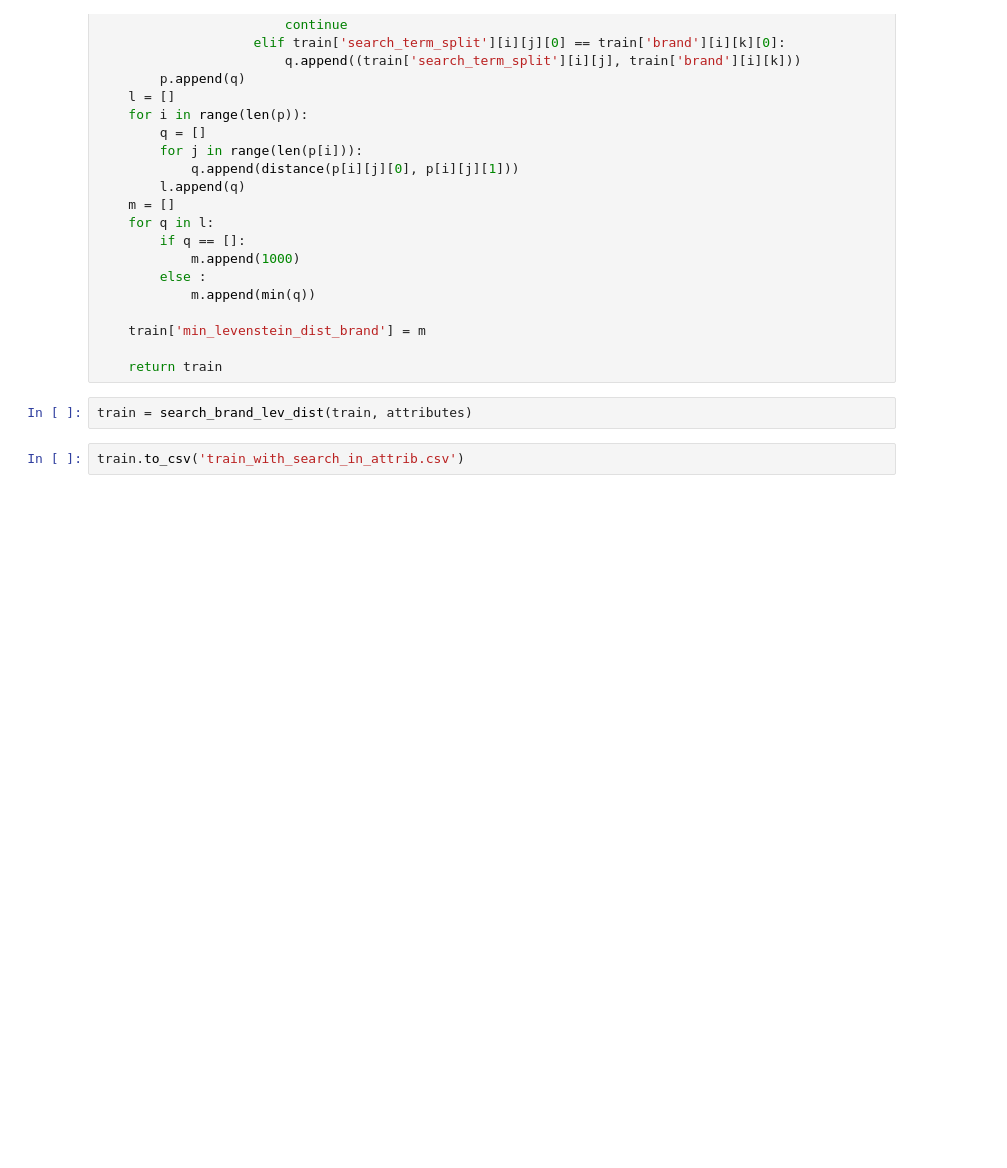
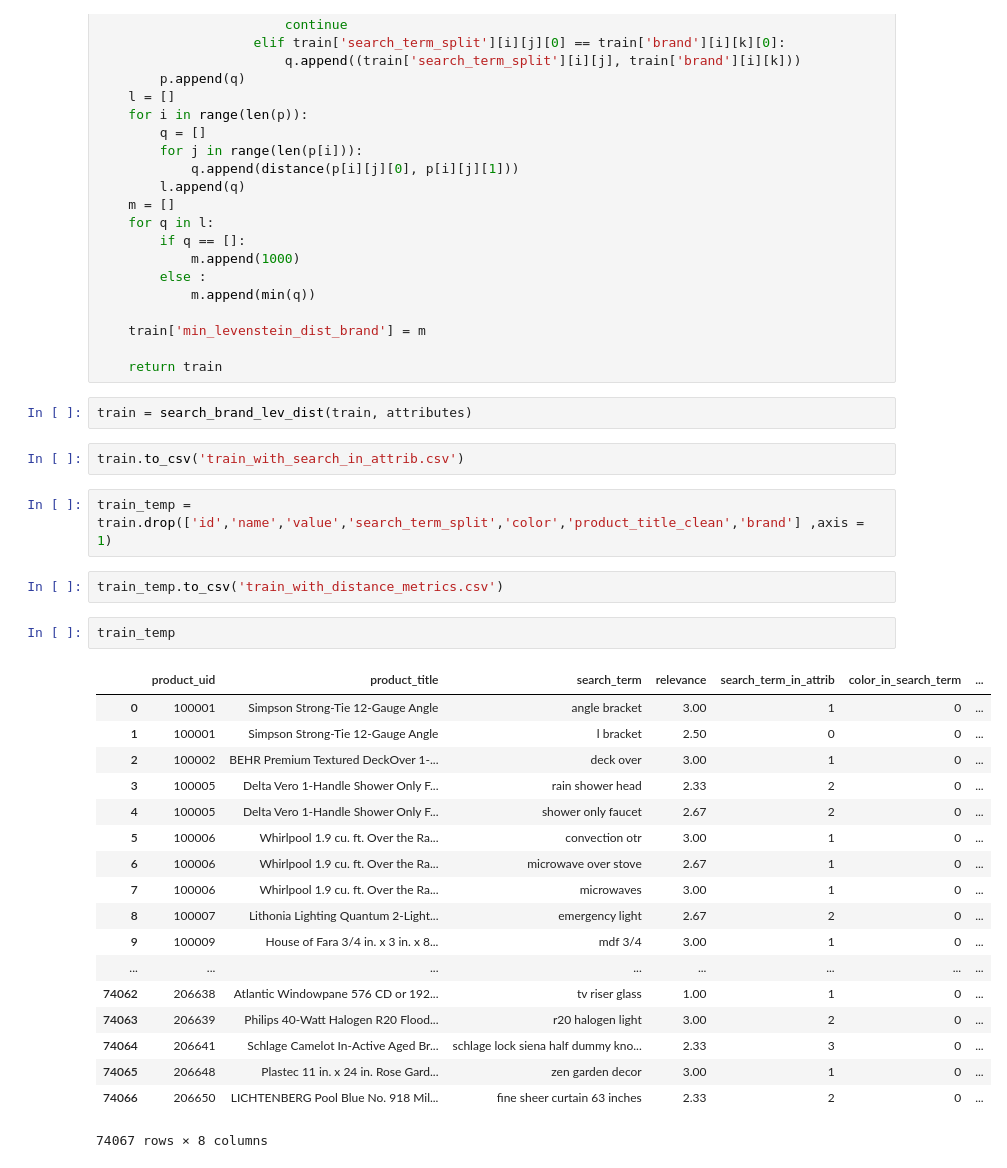
Before and after one commit to cgeng18/USF-MSDS621-KaggleHomeDepot, a Jupyter notebook: final_project_add_levenstein_distance.ipynb, the cells around one changed output. Drawn from its saved outputs; the diff is of its cells as text; blank space fills up the shorter version.

Commit message:
Adding updated file with distance metrics

```diff
--- a/final_project_add_levenstein_distance.ipynb
+++ b/final_project_add_levenstein_distance.ipynb
@@ -211,3 +211,28 @@ def search_brand_lev_dist(train, attributes):
 train = search_brand_lev_dist(train, attributes)
 # %%
 train.to_csv('train_with_search_in_attrib.csv')
+# %%
+train_temp = train.drop(['id','name','value','search_term_split','color','product_title_clean','brand'] ,axis = 1)
+# %%
+train_temp.to_csv('train_with_distance_metrics.csv')
+# %%
+train_temp
+# %% [output]
+|  | product_uid | product_title | search_term | relevance | search_term_in_attrib | color_in_search_term | ... |
+| 0 | 100001 | Simpson Strong-Tie 12-Gauge Angle | angle bracket | 3.00 | 1 | 0 | ... |
+| 1 | 100001 | Simpson Strong-Tie 12-Gauge Angle | l bracket | 2.50 | 0 | 0 | ... |
+| 2 | 100002 | BEHR Premium Textured DeckOver 1-... | deck over | 3.00 | 1 | 0 | ... |
+| 3 | 100005 | Delta Vero 1-Handle Shower Only F... | rain shower head | 2.33 | 2 | 0 | ... |
+| 4 | 100005 | Delta Vero 1-Handle Shower Only F... | shower only faucet | 2.67 | 2 | 0 | ... |
+| 5 | 100006 | Whirlpool 1.9 cu. ft. Over the Ra... | convection otr | 3.00 | 1 | 0 | ... |
+| 6 | 100006 | Whirlpool 1.9 cu. ft. Over the Ra... | microwave over stove | 2.67 | 1 | 0 | ... |
+| 7 | 100006 | Whirlpool 1.9 cu. ft. Over the Ra... | microwaves | 3.00 | 1 | 0 | ... |
+| 8 | 100007 | Lithonia Lighting Quantum 2-Light... | emergency light | 2.67 | 2 | 0 | ... |
+| 9 | 100009 | House of Fara 3/4 in. x 3 in. x 8... | mdf 3/4 | 3.00 | 1 | 0 | ... |
+| ... | ... | ... | ... | ... | ... | ... | ... |
+| 74062 | 206638 | Atlantic Windowpane 576 CD or 192... | tv riser glass | 1.00 | 1 | 0 | ... |
+| 74063 | 206639 | Philips 40-Watt Halogen R20 Flood... | r20 halogen light | 3.00 | 2 | 0 | ... |
+| 74064 | 206641 | Schlage Camelot In-Active Aged Br... | schlage lock siena half dummy kno... | 2.33 | 3 | 0 | ... |
+| 74065 | 206648 | Plastec 11 in. x 24 in. Rose Gard... | zen garden decor | 3.00 | 1 | 0 | ... |
+| 74066 | 206650 | LICHTENBERG Pool Blue No. 918 Mil... | fine sheer curtain 63 inches | 2.33 | 2 | 0 | ... |
+74067 rows × 8 columns
```
Also changed, not shown: parts of 5 cells of this notebook.
